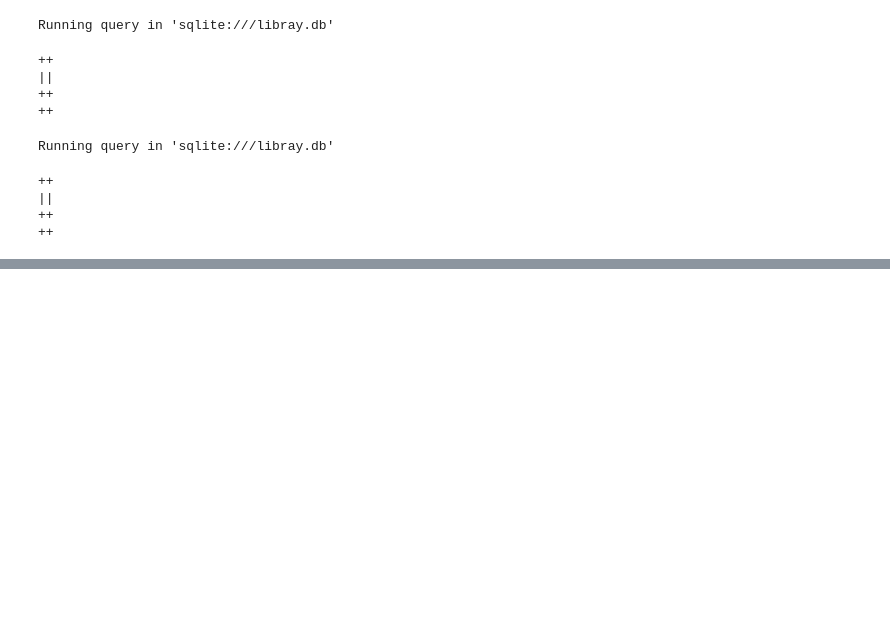
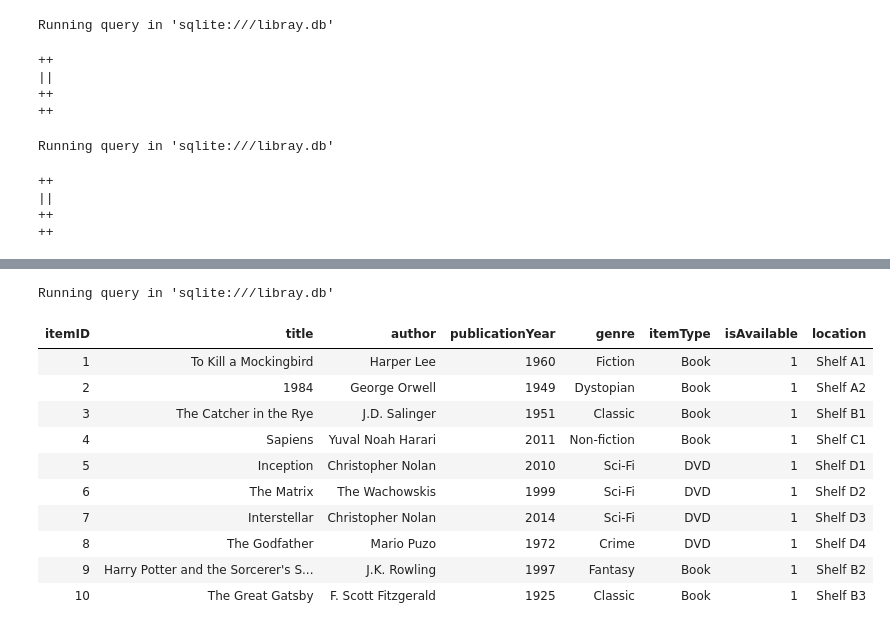
Before and after one commit to qmphi/library-database, a Jupyter notebook: MiniProjectSetup.ipynb, the cells around one changed output, grey strips where cells are left out. Drawn from its saved outputs; the diff is of its cells as text; code cells hidden in the pictures; blank space fills up the shorter version.

```diff
--- a/MiniProjectSetup.ipynb
+++ b/MiniProjectSetup.ipynb
@@ -343,0 +294,16 @@ REPLACE INTO events (eventID, eventName, eventType, description, audienceType, e
+# %%
+%%sql
+SELECT * FROM item;
+# %% [output]
+Running query in 'sqlite:///libray.db'
+| itemID | title | author | publicationYear | genre | itemType | isAvailable | location |
+| 1 | To Kill a Mockingbird | Harper Lee | 1960 | Fiction | Book | 1 | Shelf A1 |
+| 2 | 1984 | George Orwell | 1949 | Dystopian | Book | 1 | Shelf A2 |
+| 3 | The Catcher in the Rye | J.D. Salinger | 1951 | Classic | Book | 1 | Shelf B1 |
+| 4 | Sapiens | Yuval Noah Harari | 2011 | Non-fiction | Book | 1 | Shelf C1 |
+| 5 | Inception | Christopher Nolan | 2010 | Sci-Fi | DVD | 1 | Shelf D1 |
+| 6 | The Matrix | The Wachowskis | 1999 | Sci-Fi | DVD | 1 | Shelf D2 |
+| 7 | Interstellar | Christopher Nolan | 2014 | Sci-Fi | DVD | 1 | Shelf D3 |
+| 8 | The Godfather | Mario Puzo | 1972 | Crime | DVD | 1 | Shelf D4 |
+| 9 | Harry Potter and the Sorcerer's S... | J.K. Rowling | 1997 | Fantasy | Book | 1 | Shelf B2 |
+| 10 | The Great Gatsby | F. Scott Fitzgerald | 1925 | Classic | Book | 1 | Shelf B3 |
```
Also changed, not shown: parts of 11 cells of this notebook, 1 other file.
